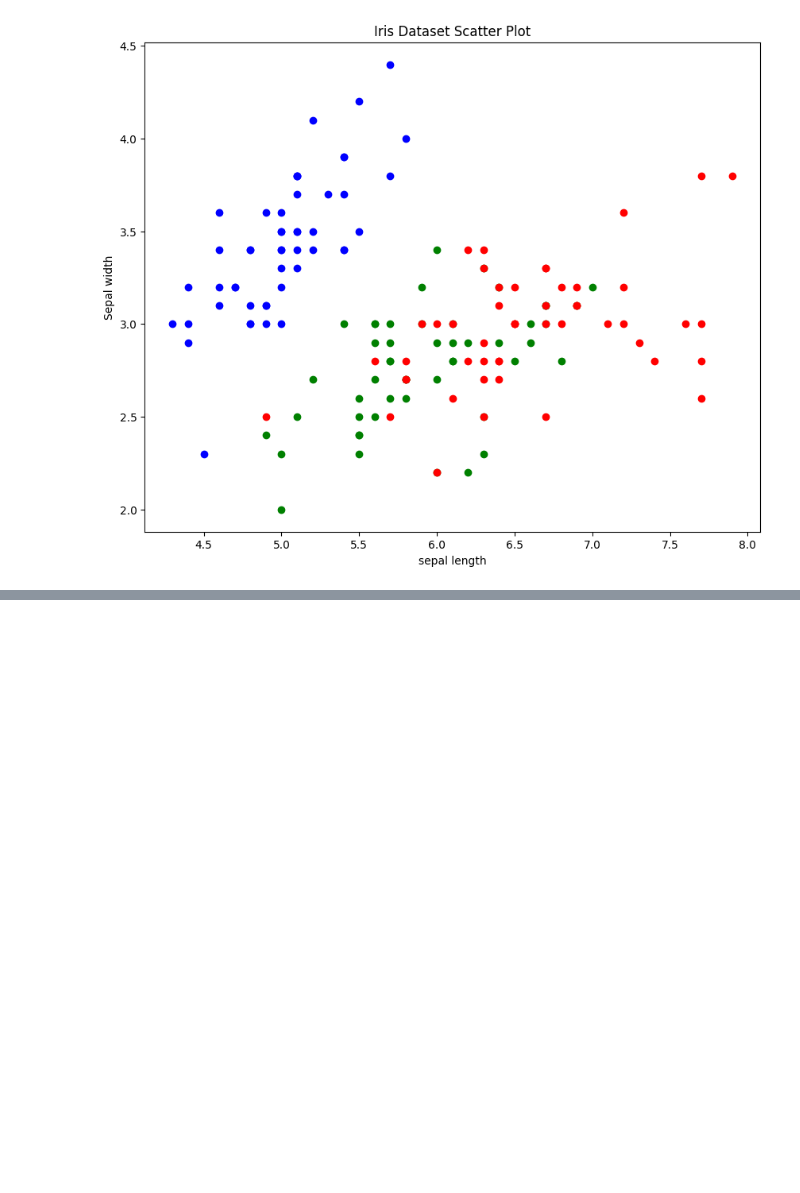
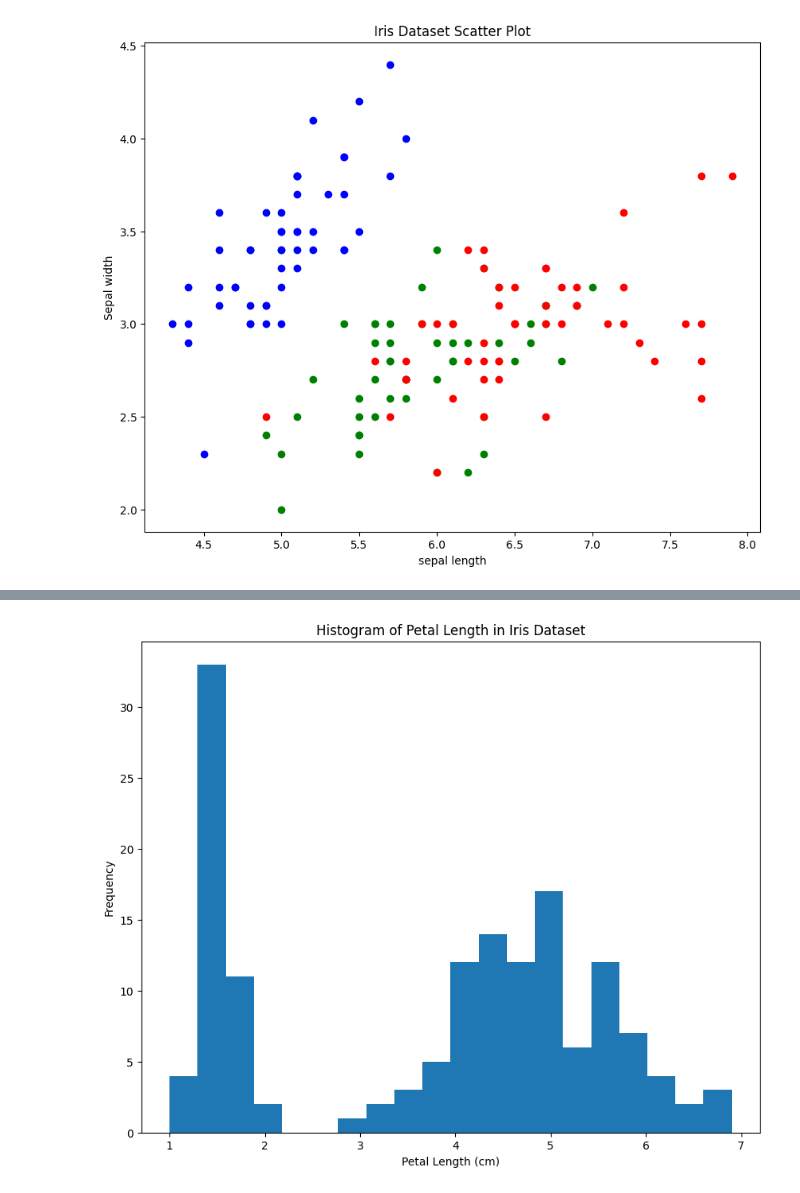
Before and after one commit to adouglas20/AD331, a Jupyter notebook: dataExplorations/dataExploration.ipynb, the cells around one changed output, grey strips where cells are left out. Drawn from its saved outputs; the diff is of its cells as text; code cells hidden in the pictures; blank space fills up the shorter version.

```diff
--- a/dataExplorations/dataExploration.ipynb
+++ b/dataExplorations/dataExploration.ipynb
@@ -112,0 +128,8 @@ plt.show()
+# %%
+plt.hist(iris_df['petal length (cm)'], bins=20)
+plt.xlabel('Petal Length (cm)')
+plt.ylabel('Frequency')
+plt.title('Histogram of Petal Length in Iris Dataset')
+plt.show()
+# %% [output]
+[figure, added]
```
Also changed, not shown: parts of 4 cells of this notebook.
